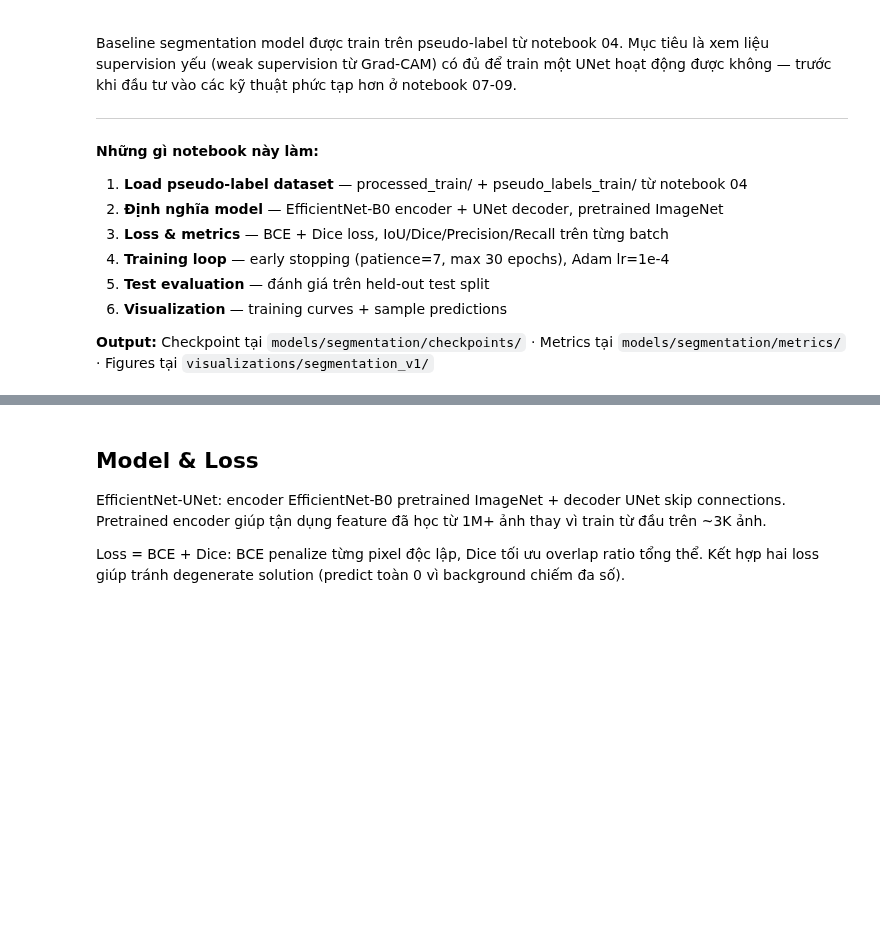
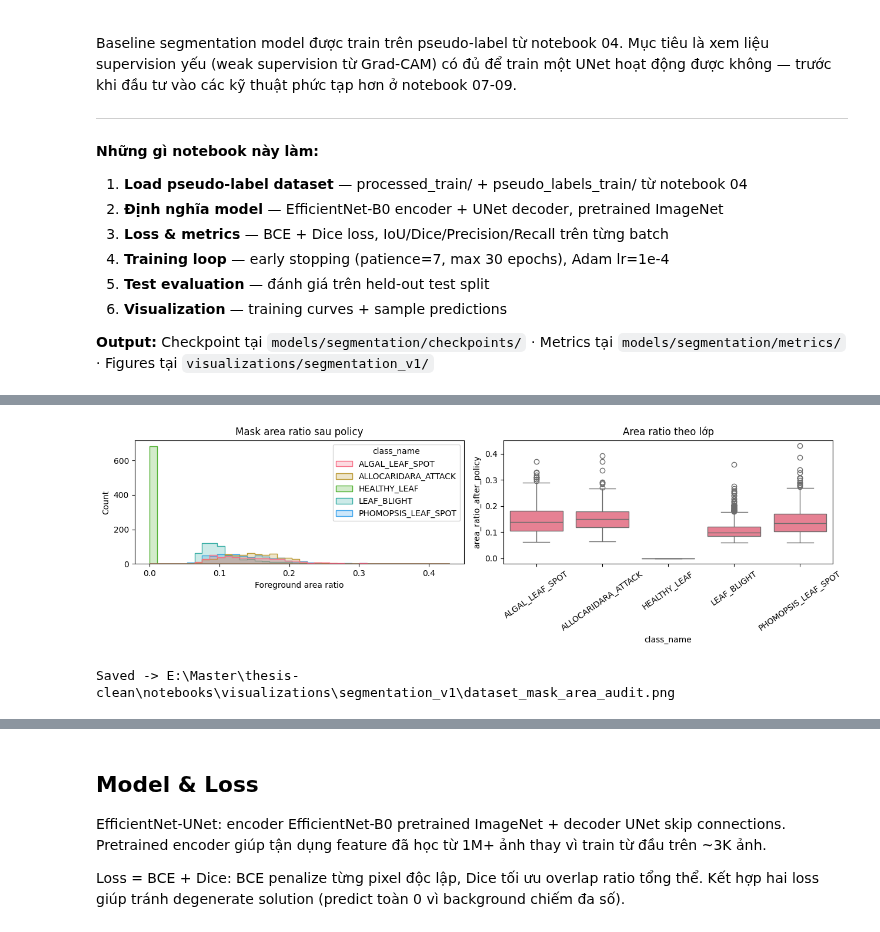
Before and after one commit to HieuDoan188/durian_leaf, a Jupyter notebook: notebooks/05-v1-unet-segmentation-baseline.ipynb, the cells around one changed output, grey strips where cells are left out. Drawn from its saved outputs; the diff is of its cells as text; code cells hidden in the pictures; blank space fills up the shorter version.

```diff
--- a/notebooks/05-v1-unet-segmentation-baseline.ipynb
+++ b/notebooks/05-v1-unet-segmentation-baseline.ipynb
@@ -192,0 +317,69 @@ label: torch.Size([8, 1, 224, 224])
+# %%
+def audit_image_mask_pairs(samples, image_size=224, max_check=None):
+    records = []
+    iterable = samples if max_check is None else samples[:max_check]
+    for sample in tqdm(iterable, desc="Image-mask audit"):
+        image_path = Path(sample["image_path"])
+        mask_path = Path(sample["mask_path"])
+        img = Image.open(image_path).convert('RGB')
+        mask = Image.open(mask_path).convert('L')
+        mask_arr_native = np.array(mask)
+        mask_resized = mask.resize((image_size, image_size), Image.NEAREST)
+        mask_arr = np.array(mask_resized)
+        if sample.get("force_empty_mask", False):
+            mask_arr = np.zeros((image_size, image_size), dtype=np.uint8)
+        unique_values = sorted(np.unique(mask_arr).tolist())
+        binary_arr = (mask_arr > 127).astype(np.uint8)
+        n_labels, _, cc_stats, _ = cv2.connectedComponentsWithStats(binary_arr, connectivity=8)
+        component_areas = [int(cc_stats[i, cv2.CC_STAT_AREA]) for i in range(1, n_labels)]
+        records.append({
+            "filename": sample["filename"],
+            "class_name": sample["class_name"],
+            "recommended_use": sample["recommended_use"],
+            "force_empty_mask": sample.get("force_empty_mask", False),
+            "image_exists": image_path.exists(),
+            "mask_exists": mask_path.exists(),
+            "image_size_native": img.size,
+            "mask_size_native": mask.size,
+            "same_native_size": img.size == mask.size,
+            "mask_unique_values": unique_values[:8],
+            "is_binary_after_load": set(unique_values).issubset({0, 255}) or set(unique_values).issubset({0, 1}),
+            "area_ratio_after_policy": float(binary_arr.mean()),
+            "num_components_after_policy": int(len(component_areas)),
+            "largest_component_ratio_after_policy": float(max(component_areas) / binary_arr.sum()) if binary_arr.sum() else 0.0,
+        })
+    return pd.DataFrame(records)
+
+pair_audit_df = audit_image_mask_pairs(all_samples, image_size=CONFIG["image_size"])
+print("=== Pairing/alignment audit ===")
+print("Checked pairs:", len(pair_audit_df))
+print("Missing image:", int((~pair_audit_df["image_exists"]).sum()))
+print("Missing mask:", int((~pair_audit_df["mask_exists"]).sum()))
+print("Native image/mask size mismatch:", int((~pair_audit_df["same_native_size"]).sum()))
+print("Non-binary mask files after nearest resize:", int((~pair_audit_df["is_binary_after_load"]).sum()))
+print("Empty masks after policy:", int((pair_audit_df["area_ratio_after_policy"] == 0).sum()))
+print("Too small masks (<0.03):", int((pair_audit_df["area_ratio_after_policy"] < 0.03).sum()))
+print("Too large masks (>0.45):", int((pair_audit_df["area_ratio_after_policy"] > 0.45).sum()))
+print("Near full masks (>0.80):", int((pair_audit_df["area_ratio_after_policy"] > 0.80).sum()))
+
+split_names = {"train": train_samples, "val": val_samples, "test": test_samples}
+split_sets = {name: set(s["filename"] for s in rows) for name, rows in split_names.items()}
+print("\n=== Split leakage by exact processed filename ===")
+for a, b in [("train", "val"), ("train", "test"), ("val", "test")]:
+    print(f"{a}-{b} overlap:", len(split_sets[a] & split_sets[b]))
+
+print("\n=== Mask area by class after policy ===")
+print(pair_audit_df.groupby("class_name")[["area_ratio_after_policy", "num_components_after_policy", "largest_component_ratio_after_policy"]].agg(['count', 'mean', 'median', 'min', 'max']).round(3))
+
+fig, axes = plt.subplots(1, 2, figsize=(13, 4))
+sns.histplot(data=pair_audit_df, x="area_ratio_after_policy", hue="class_name", bins=40, element="step", stat="count", common_norm=False, ax=axes[0])
+axes[0].set_title("Mask area ratio sau policy")
+axes[0].set_xlabel("Foreground area ratio")
+sns.boxplot(data=pair_audit_df, x="class_name", y="area_ratio_after_policy", ax=axes[1])
+axes[1].set_title("Area ratio theo lớp")
+axes[1].tick_params(axis='x', rotation=35)
+plt.tight_layout()
+plt.savefig(VIZ_DIR / "dataset_mask_area_audit.png", dpi=150, bbox_inches="tight")
+plt.show()
+print(f"Saved -> {VIZ_DIR / 'dataset_mask_area_audit.png'}")
+# %% [output]
@@ -192,0 +403,2 @@ label: torch.Size([8, 1, 224, 224])
+[figure, added]
+Saved -> E:\Master\thesis-clean\notebooks\visualizations\segmentation_v1\dataset_mask_area_audit.png
```
Also changed, not shown: parts of 23 cells of this notebook, 4 other files.
